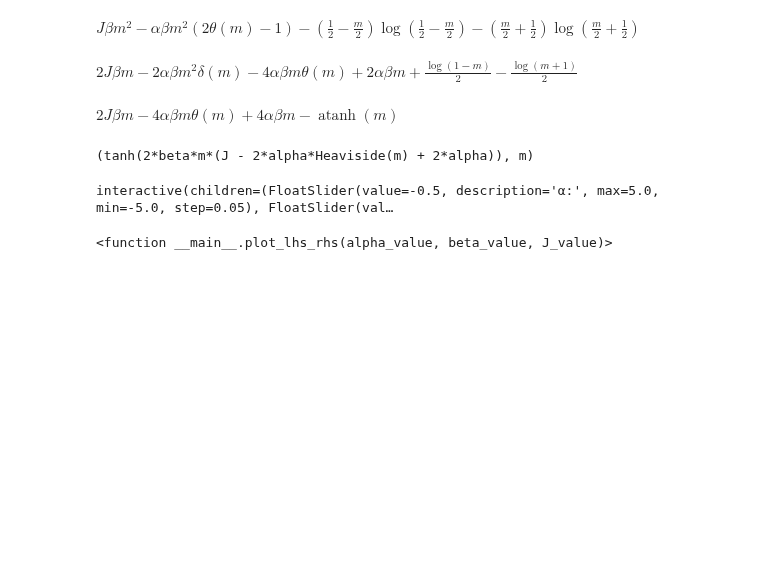
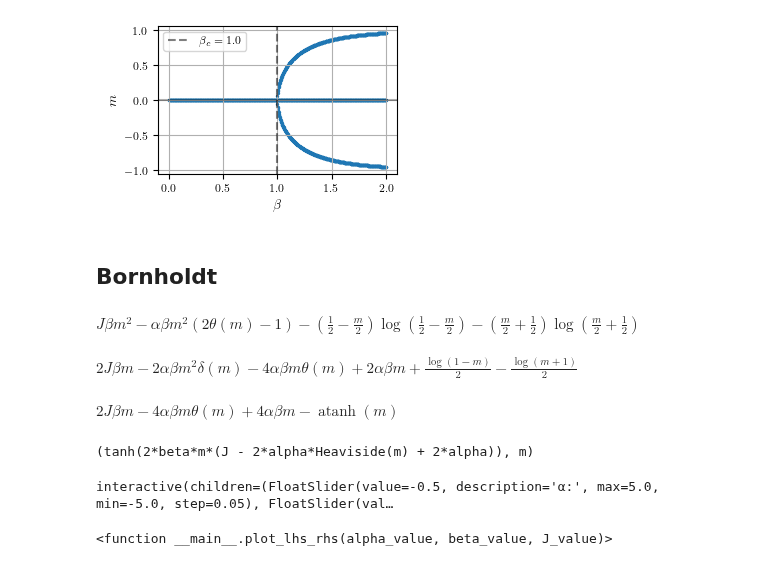
Before and after one commit to eghirardo/ising-markets, a Jupyter notebook: Code/analytical_solution.ipynb, the cells around one changed output. Drawn from its saved outputs; the diff is of its cells as text; code cells hidden in the pictures; blank space fills up the shorter version.

```diff
--- a/Code/analytical_solution.ipynb
+++ b/Code/analytical_solution.ipynb
@@ -9,3 +171,58 @@ from matplotlib.pyplot import figure
+# %%
+# Create function to solve the self-consistent equation m = tanh(beta*J*m)
+def solve_magnetization(beta_val, J_val=1.0):
+    # Define equation to solve: m - tanh(beta*J*m) = 0
+    def equation(m):
+        return m - np.tanh(beta_val * J_val * m)
+
+    # Try different initial guesses to find all solutions
+    # For beta > critical, we expect 3 solutions (positive, negative, and m=0)
+    solutions = []
+    for initial_guess in [0.01, 0.5, -0.5]:
+        sol = fsolve(equation, initial_guess)
+        # Only add unique solutions (with some tolerance)
+        if not any(np.isclose(sol, s, atol=1e-6) for s in solutions):
+            solutions.append(sol[0])
+
+    return np.array(solutions)
+
+# Create range of beta values
+eps= 1e-10
+beta_range = np.linspace(0+eps, 2-eps, 1000)
+J_val = 1.0
+
+# Calculate solutions for each beta
+solutions = []
+for beta_val in beta_range:
+    sols = solve_magnetization(beta_val, J_val)
+    for sol in sols:
+        solutions.append((beta_val, sol))
+
+# Convert to arrays for plotting
+beta_points, m_points = zip(*solutions)
+
+# Plot the results
+fig, ax = plt.subplots(figsize=set_size(fraction=0.49))
+ax.scatter(beta_points, m_points, s=2)
+
+# Add analytical curve for comparison (for beta > 1 where there's a phase transition)
+beta_critical = 1.0  # Critical value for J=1
+
+# Add labels and legend
+ax.set_xlabel(r'$\beta$')
+ax.set_ylabel(r'$m$')
+ax.grid(True)
+ax.axhline(y=0, color='k', linestyle='-', alpha=0.3)
+ax.axvline(x=beta_critical, color='k', linestyle='--', alpha=0.5, label=r'$\beta_c = 1.0$')
+ax.legend()
+
+# Save the figure
+plt.savefig(os.path.join(image_path, 'm_vs_beta.pdf'), bbox_inches='tight')
+plt.show()
+# %% [output]
+[figure, added]
+# %% [markdown]
+## Bornholdt
 # %%
 alpha, beta, J, m = symbols('alpha beta J m')
 # %%
```
Also changed, not shown: parts of 15 cells of this notebook, 8 other files.
